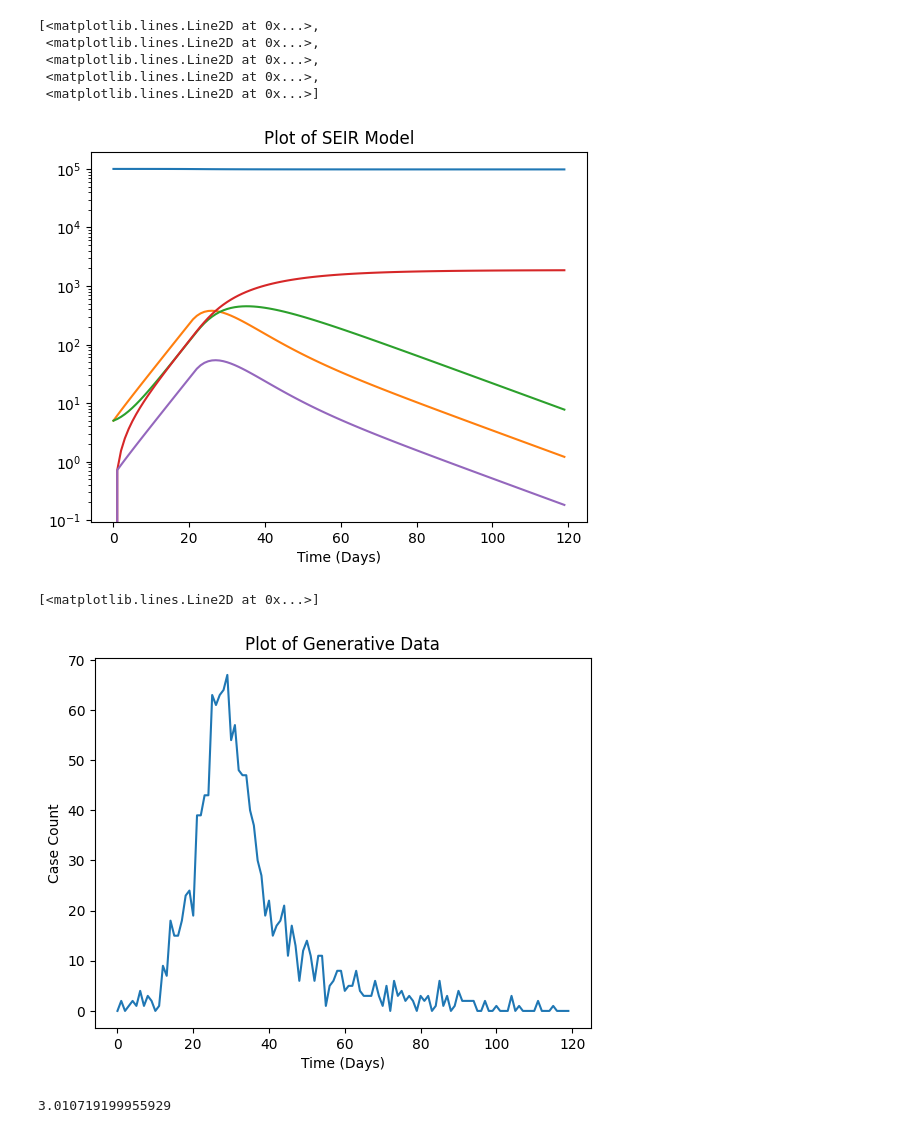
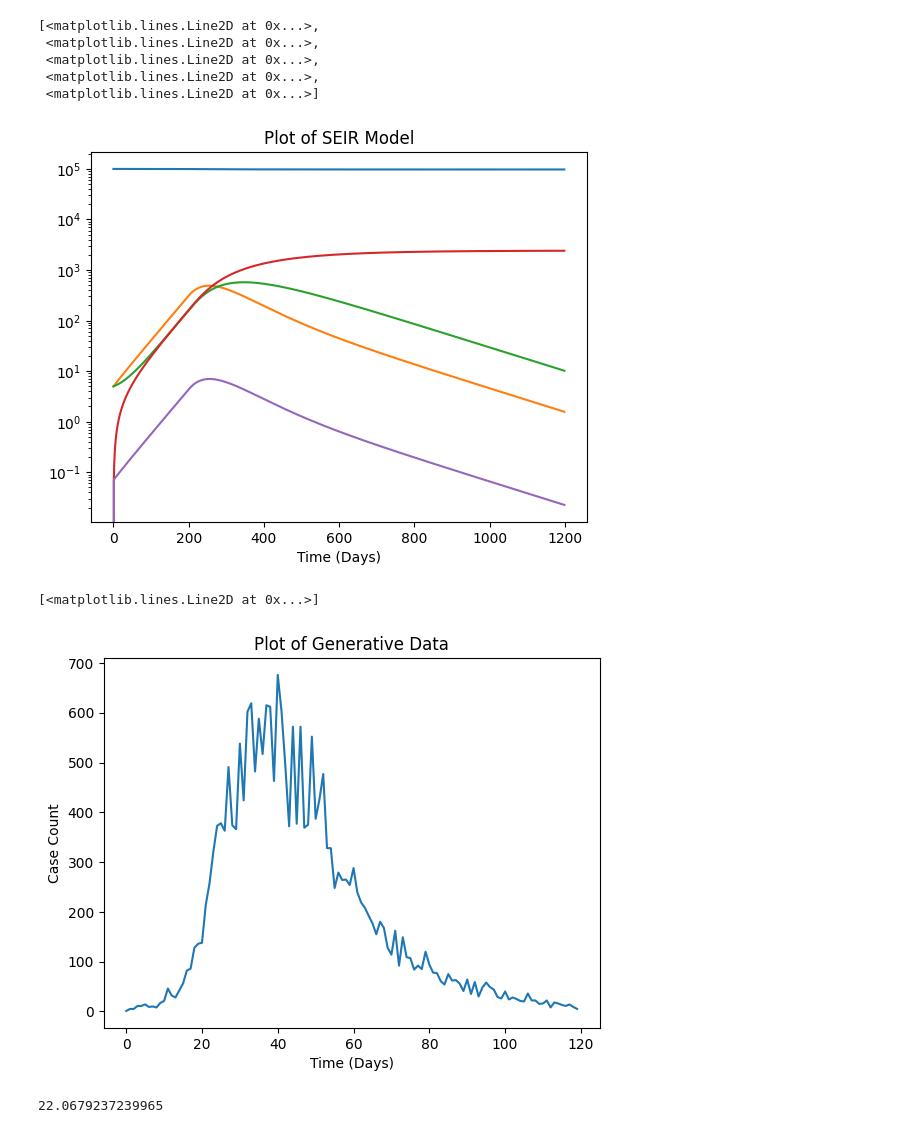
Before and after one commit to Averydx/PMCMC, a Jupyter notebook: examples/pmcmc_seir.ipynb, the cells around one changed output. Saved outputs shown, nothing was run; the diff lists cells and outputs as text; code cells hidden in the pictures.

```diff
--- a/examples/pmcmc_seir.ipynb
+++ b/examples/pmcmc_seir.ipynb
@@ -21,7 +21,7 @@ mu = 0.004
 rho = 0.1
 
 T = 120
-dt = 1.
+dt = 0.1
 t_vec = np.arange(0,T,dt)
 
 N = 100_000
@@ -48,16 +48,16 @@ plt.plot(t_vec,betas)
 
 for time_index in range(1,len(t_vec)):
 
-    new_E = ((betas[time_index - 1] * (state[1,time_index -1] + q * state[2,time_index - 1]) * state[0,time_index - 1]/np.sum(state[:,time_index-1])) * dt)
-    new_I = ((eta * state[1,time_index - 1]) * dt)
-    new_ER = ((gamma * state[1,time_index -1]) * dt)
-    new_IR = ((gamma * state[2,time_index - 1]) * dt)
-    new_D = ((mu * state[2,time_index - 1]) * dt)
+    new_E = (betas[time_index - 1] * (state[1,time_index -1] + q * state[2,time_index - 1]) * state[0,time_index - 1]/np.sum(state[:,time_index-1])) * dt
+    new_I = (eta * state[1,time_index - 1]) * dt
+    new_ER = (gamma * state[1,time_index -1]) * dt
+    new_IR = (gamma * state[2,time_index - 1]) * dt
+    new_D = (mu * state[2,time_index - 1]) * dt
 
 
-    state[0,time_index] = np.maximum(0.,state[0,time_index - 1] - new_E) #S
-    state[1,time_index] = np.maximum(0.,state[1,time_index - 1] + new_E - new_I - new_ER) #E
-    state[2,time_index] = np.maximum(0.,state[2,time_index-1] + new_I - new_IR - new_D) #I
-    state[3,time_index] = np.maximum(0.,state[3,time_index - 1] + new_ER + new_IR) #R
+    state[0,time_index] = state[0,time_index - 1] - new_E #S
+    state[1,time_index] = state[1,time_index - 1] + new_E - new_I - new_ER
+    state[2,time_index] = state[2,time_index-1] + new_I - new_IR - new_D
+    state[3,time_index] = state[3,time_index - 1] + new_ER + new_IR #R
     state[4,time_index] = new_I
 # %% [output]
@@ -66,29 +66,28 @@ for time_index in range(1,len(t_vec)):
 plt.yscale('log')
 plt.title('Plot of SEIR Model')
 plt.xlabel('Time (Days)')
-plt.plot(t_vec,state.T)
+plt.plot(state.T[:])
 # %% [output]
 [<matplotlib.lines.Line2D at 0x...>,
  <matplotlib.lines.Line2D at 0x...>,
  <matplotlib.lines.Line2D at 0x...>,
  <matplotlib.lines.Line2D at 0x...>,
  <matplotlib.lines.Line2D at 0x...>]
-[figure, old version]
+[figure, new version]
 # %%
-n = 100
-sigma = 0.1
-rho = 0.4
+r = 50
 
-data = np.expand_dims(rng.poisson(state[4,::int(1/dt)]),0)
-#data = np.expand_dims(state[4,::int(1/dt)],0)
+data = np.expand_dims(rng.negative_binomial(n = r,p = r/(r + state[2,::int(1/dt)] + 0.005)),0)
+
+#data = np.expand_dims(state[2,::int(1/dt)],0)
 
 plt.title('Plot of Generative Data')
 plt.xlabel('Time (Days)')
 plt.ylabel('Case Count')
-plt.plot(data.T)
+plt.plot(t_vec[::int(1/dt)],data.T)
 # %% [output]
 [<matplotlib.lines.Line2D at 0x...>]
-[figure, old version]
+[figure, new version]
 # %%
 def SEIR_model(particles,observations,t,dt,model_params,rng):
     '''Definition of SEIR model as described in Calvetti's paper. Difference
@@ -136,7 +137,7 @@ def SEIR_Obs(data_point, particle_observations, model_params):
 def SEIR_init(num_particles, model_dim, rng):
     particles_0 = np.zeros((num_particles,model_dim))
     particles_0[:,0] = 100_000
-    E_I_init = rng.integers(0,5,size = (num_particles * 2)).reshape((num_particles,2))
+    E_I_init = rng.integers(1,5,size = (num_particles * 2)).reshape((num_particles,2))
     particles_0[:,0] -= np.sum(E_I_init,axis = 1)
     particles_0[:,1] = E_I_init[:,0]
     particles_0[:,2] = E_I_init[:,1]
@@ -145,8 +146,8 @@ def SEIR_init(num_particles, model_dim, rng):
 
     return particles_0
 
-pf_params = {'num_particles':10_000,
-                      'dt':1.,
+pf_params = {'num_particles':1000,
+                      'dt':0.1,
                       'model':SEIR_model,
                       'observation_model':SEIR_Obs,
                       'model_dim':5,
@@ -157,15 +158,15 @@ from time import perf_counter
 
 t = perf_counter()
 output = particlefilter(data = data,
-        model_params= (gamma,eta),
+        model_params= (gamma,eta,1/50),
         pf_params = pf_params,
         rng = rng,
-        req_jit=True
+        req_jit=False
         )
 
 print(perf_counter() - t)
 # %% [output]
-3.010719199955929
+22.0679237239965
 # %%
 print(f" Log Likelihood : {np.sum(output['Log_likelihood'])}")
 
```
Also changed, not shown: parts of 11 cells of this notebook, 7 other files.
